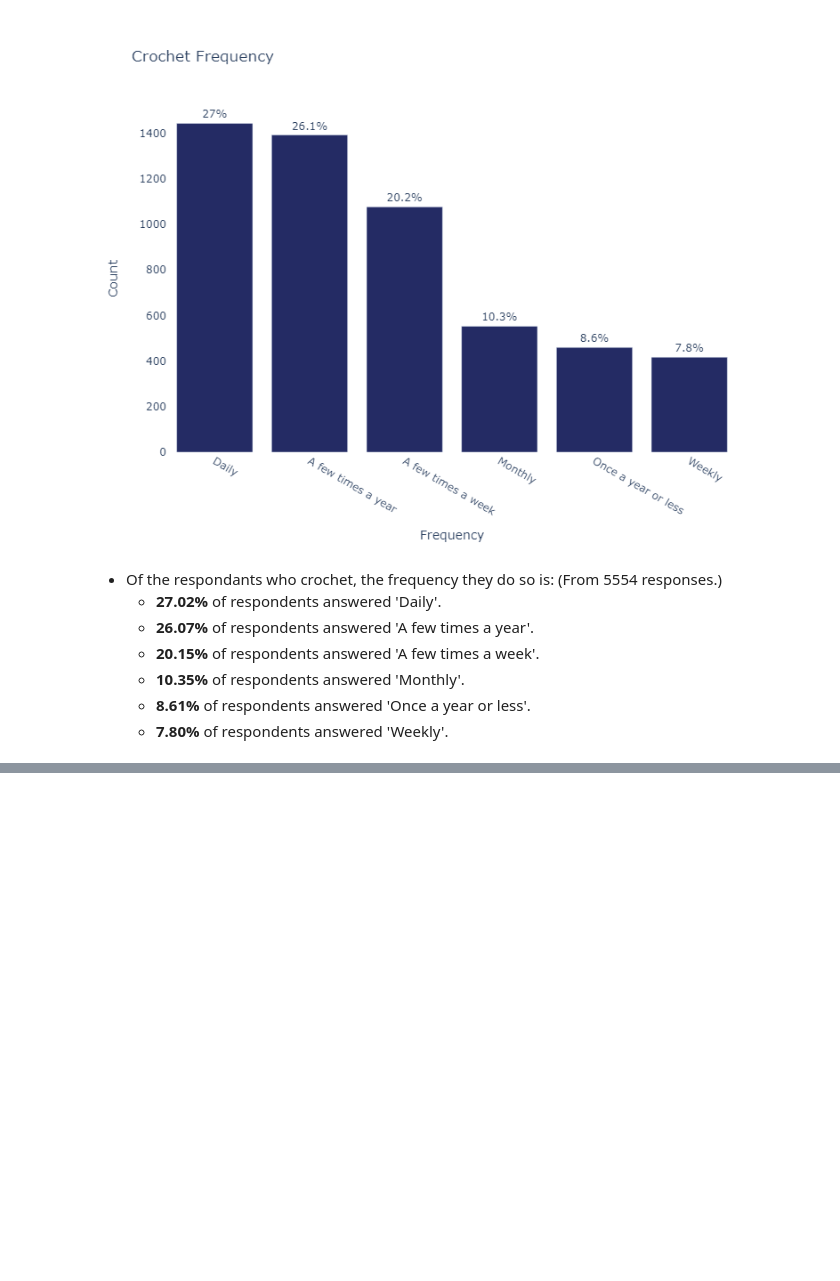
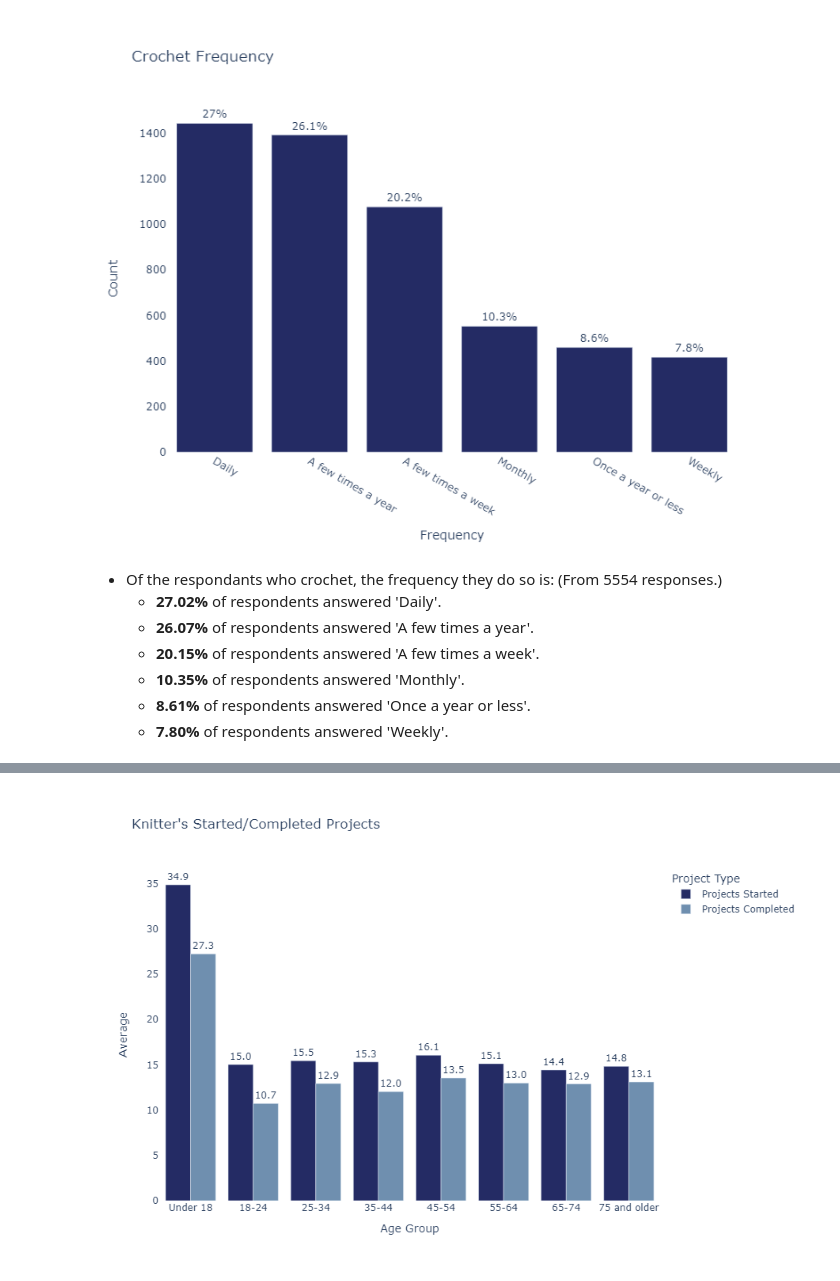
Before and after one commit to MDeanLindsay/Survey-Processing, a Jupyter notebook: Yarn_Survey.ipynb, the cells around one changed output, grey strips where cells are left out. Saved outputs shown, nothing was run; the diff lists cells and outputs as text; code cells hidden in the pictures; blank space fills up the shorter version.

```diff
--- a/Yarn_Survey.ipynb
+++ b/Yarn_Survey.ipynb
@@ -803,7 +783,7 @@ display(Image(filename="./IMG/tool_shopping.png"))
 ages = ['Under 18', '18-24', '25-34', '35-44', '45-54', '55-64', '65-74', '75 and older']
 
 # Combining all the columns into one dataframe
-shopping_preference = pd.concat([all_responses[[all_responses.columns[16], all_responses.columns[76]]]], axis=1)
+shopping_preference = pd.concat([all_responses[[all_responses.columns[16], all_responses.columns[75]]]], axis=1)
 
 # Variables
 # Overall percentage of respondents who answered 'Online'
@@ -927,7 +907,7 @@ display(Image(filename="./IMG/pattern_shopping.png"))
 ages = ['Under 18', '18-24', '25-34', '35-44', '45-54', '55-64', '65-74', '75 and older']
 
 # Combining all the columns into one dataframe
-shopping_preference = pd.concat([all_responses[[all_responses.columns[18], all_responses.columns[76]]]], axis=1)
+shopping_preference = pd.concat([all_responses[[all_responses.columns[18], all_responses.columns[75]]]], axis=1)
 
 # Variables
 # Overall percentage of respondents who answered 'Online'
@@ -1008,10 +988,10 @@ display(Image(filename="./IMG/pattern_shopping_location.png"))
 [figure]
 # %%
 # Combining all the columns into one dataframe
-column_data = pd.concat([all_responses[[all_responses.columns[4], all_responses.columns[7], all_responses.columns[76]]]], axis=1)
+column_data = pd.concat([all_responses[[all_responses.columns[4], all_responses.columns[7], all_responses.columns[75]]]], axis=1)
 
-percent_yes = crafting_types[['Do you crochet?', 'Do you knit?']].apply(lambda x: (x == 'Yes').mean()) * 100
-both_yes_percent = crafting_types[(crafting_types['Do you crochet?'] == 'Yes') & (crafting_types['Do you knit?'] == 'Yes')].shape[0] / crafting_types.shape[0] * 100
+percent_yes = column_data[['Do you crochet?', 'Do you knit?']].apply(lambda x: (x == 'Yes').mean()) * 100
+both_yes_percent = column_data[(column_data['Do you crochet?'] == 'Yes') & (column_data['Do you knit?'] == 'Yes')].shape[0] / column_data.shape[0] * 100
 
 data = {'Crafting Type': ['Crochet', 'Knit'], 'Percentage': percent_yes.values}
 
@@ -1055,13 +1035,13 @@ ages = ['Under 18', '18-24', '25-34', '35-44', '45-54', '55-64', '65-74', '75 an
 
 # Variables
 # Overall percentage of respondents who answered 'Yes' to crocheting
-crochet_yes_percent = (crafting_types['Do you crochet?'] == 'Yes').mean() * 100
+crochet_yes_percent = (column_data['Do you crochet?'] == 'Yes').mean() * 100
 # Overall percentage of respondents who answered 'Yes' to knitting
-knit_yes_percent = (crafting_types['Do you knit?'] == 'Yes').mean() * 100
+knit_yes_percent = (column_data['Do you knit?'] == 'Yes').mean() * 100
 # Overall percentage of respondents who answered 'Yes' to both crocheting and knitting
-both_yes_percent = ((crafting_types['Do you crochet?'] == 'Yes') & (crafting_types['Do you knit?'] == 'Yes')).mean() * 100
+both_yes_percent = ((column_data['Do you crochet?'] == 'Yes') & (column_data['Do you knit?'] == 'Yes')).mean() * 100
 # Total sample size
-sample_size = crafting_types.shape[0]
+sample_size = column_data.shape[0]
 
 # Initialize the markdown string
 markdown_summary = f"- Of the respondants, **{crochet_yes_percent:.1f}%** responded 'Yes' to crocheting, **{knit_yes_percent:.2f}%** responded 'Yes' to knitting, while **{both_yes_percent:.2f}%** of respondants engage in both. (From {sample_size} responses.)"
@@ -1069,7 +1049,7 @@ markdown_summary = f"- Of the respondants, **{crochet_yes_percent:.1f}%** respon
 # Loop through each age group to calculate and append the relevant metrics
 for age in ages:
     # Filter the dataframe for the current age group
-    age_group_df = crafting_types[crafting_types['What is your current age?  '] == age]
+    age_group_df = column_data[column_data['What is your current age?  '] == age]
 
     # Calculate the percentages and sample size for the current age group
     crochet_yes_percent = (age_group_df['Do you crochet?'] == 'Yes').mean() * 100
@@ -1261,0 +1392,79 @@ display(Image(filename="./IMG/crochet_skill.png"))
+# %%
+# Knitting Projects
+
+# Combining all the columns into one dataframe
+filtered_rows = all_responses[all_responses.iloc[:, 7] == 'Yes']
+column_data = filtered_rows[[all_responses.columns[46], all_responses.columns[47], all_responses.columns[75]]]
+
+# Total sample size
+sample_size = column_data.shape[0]
+
+# Filter out extreme outliers (values above 100) in the first two columns
+column_data[column_data.columns[0]] = pd.to_numeric(column_data[column_data.columns[0]], errors='coerce')
+column_data[column_data.columns[1]] = pd.to_numeric(column_data[column_data.columns[1]], errors='coerce')
+column_data = column_data[(column_data[column_data.columns[0]] <= 100) & (column_data[column_data.columns[1]] <= 100)]
+
+# Age order for print out.
+ages = ['Under 18', '18-24', '25-34', '35-44', '45-54', '55-64', '65-74', '75 and older']
+# Create a new dataframe excluding age where 'Prefer not to answer'
+column_data = column_data[column_data.iloc[:, 2] != "Prefer not to answer"].dropna().copy()
+# Convert the age group column to a categorical type with the specified order
+column_data[column_data.columns[2]] = pd.Categorical(column_data[column_data.columns[2]], categories=ages, ordered=True)
+
+# Calculate the mean of the two columns by group
+projects_started_by_group = column_data.groupby(column_data[column_data.columns[2]], observed=True)[column_data.columns[0]].apply(lambda x: pd.to_numeric(x, errors='coerce').mean())
+projects_completed_by_group = column_data.groupby(column_data[column_data.columns[2]], observed=True)[column_data.columns[1]].apply(lambda x: pd.to_numeric(x, errors='coerce').mean())
+
+combined_data = pd.DataFrame({
+    'Age Group': projects_started_by_group.index,
+    'Projects Started': projects_started_by_group.values,
+    'Projects Completed': projects_completed_by_group.values
+})
+
+# Melt the DataFrame
+melted_data = pd.melt(combined_data, id_vars=['Age Group'], value_vars=['Projects Started', 'Projects Completed'],
+                      var_name='Project Type', value_name='Average')
+
+# Plot
+fig = px.bar(melted_data, x='Age Group', y='Average', title='Knitter\'s Started/Completed Projects', color='Project Type', barmode='group',
+             text='Average',  color_discrete_sequence=['#242B64', '#6F8FAF'])
+
+# Round the values and update traces to display them above bars
+fig.update_traces(texttemplate='%{text:.1f}', textposition='outside')
+
+fig.update_layout(
+    plot_bgcolor='white',
+    paper_bgcolor='white',
+    uniformtext_minsize=8,  # Adjust text size if needed
+    uniformtext_mode='hide',
+    height=600,  # Increase height to provide more space
+    width=900,
+)
+
+# Show the figure
+fig.write_image("./IMG/knitting_projects.png")
+display(Image(filename="./IMG/knitting_projects.png"))
+
+
+# Overall percentage of respondents who answered 'Yes' to crocheting
+projects_started = (column_data[column_data.columns[0]]).mean()
+# Overall percentage of respondents who answered 'Yes' to knitting
+projects_completed = (column_data[column_data.columns[1]]).mean()
+
+# Initialize the markdown string
+markdown_summary = f"- Of the respondants, on average they start **{projects_started:.1f}** knitting projects a year, and on average they complete **{projects_completed:.1f}** knitting projects a year. (From {sample_size} responses.)"
+
+# Loop through each age group to calculate and append the relevant metrics
+for age in ages:
+    # Filter the dataframe for the current age group
+    age_group_df = column_data[column_data.iloc[:, 2] == age]
+    # Calculate the mean of projects started/completed.
+    projects_started = (age_group_df[age_group_df.columns[0]]).mean()
+    projects_completed = (age_group_df[age_group_df.columns[1]]).mean()
+    # Append the calculated metrics to the markdown string
+    markdown_summary += f"\n     - For the group '{age}', they start **{projects_started:.1f}** knitting projects a year, and on average they complete **{projects_completed:.1f}** knitting projects a year."
+
+# Display the markdown text
+display(Markdown(markdown_summary))
+# %% [output]
+[figure, added]
```
Also changed, not shown: parts of 15 cells of this notebook, 8 other files.
